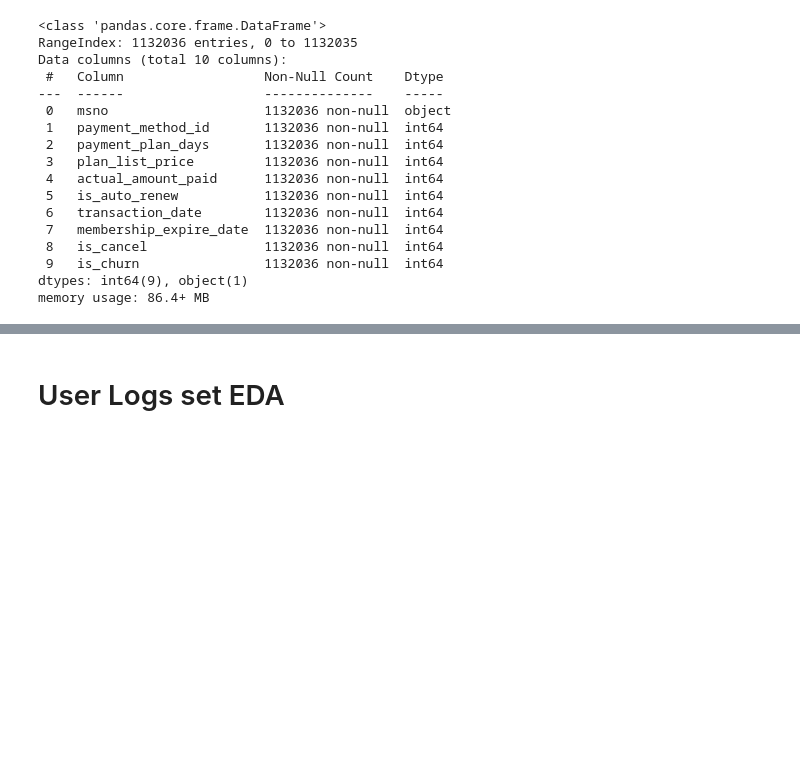
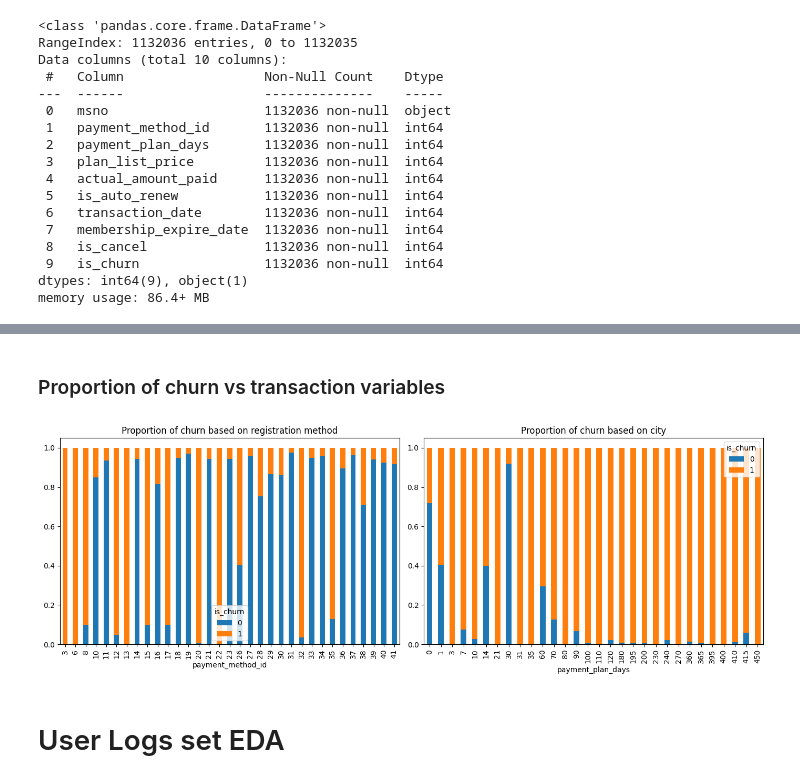
Before and after one commit to JamieVo890/KKBOX-Churn-Prediction, a Jupyter notebook: Notebooks/EDA.ipynb, the cells around one changed output, grey strips where cells are left out. Cells and saved outputs as stored; diff of their text form; code cells hidden in the pictures; blank space fills up the shorter version.

```diff
--- a/Notebooks/EDA.ipynb
+++ b/Notebooks/EDA.ipynb
@@ -295,2 +314,70 @@ plt.show()
+# %% [markdown]
+### Proportion of churn vs transaction variables
+# %%
+plt.figure(figsize=(14,5))
+
+ax1 = plt.subplot(1,2,1)
+ax1.title.set_text('Proportion of churn based on registration method')
+churn_proportions_register = transactions_df_churn.groupby('payment_method_id')['is_churn'].value_counts(normalize=True).unstack()
+churn_proportions_register.plot(kind='bar', stacked=True, color=['#1f77b4', '#ff7f0e'], ax=ax1)
+
+ax2 = plt.subplot(1,2,2)
+ax2.title.set_text('Proportion of churn based on city')
+churn_proportions_city = transactions_df_churn.groupby('payment_plan_days')['is_churn'].value_counts(normalize=True).unstack()
+churn_proportions_city.plot(kind='bar', stacked=True, color=['#1f77b4', '#ff7f0e'], ax=ax2)
+
+ax3 = plt.subplot(1,2,2)
+ax3.title.set_text('Proportion of churn based on city')
+churn_proportions_city = transactions_df_churn.groupby('payment_plan_days')['is_churn'].value_counts(normalize=True).unstack()
+churn_proportions_city.plot(kind='bar', stacked=True, color=['#1f77b4', '#ff7f0e'], ax=ax3)
+
+ax4 = plt.subplot(1,2,2)
+ax4.title.set_text('Proportion of churn based on city')
+churn_proportions_city = transactions_df_churn.groupby('payment_plan_days')['is_churn'].value_counts(normalize=True).unstack()
+churn_proportions_city.plot(kind='bar', stacked=True, color=['#1f77b4', '#ff7f0e'], ax=ax4)
+
+ax5 = plt.subplot(1,2,2)
+ax5.title.set_text('Proportion of churn based on city')
+churn_proportions_city = transactions_df_churn.groupby('payment_plan_days')['is_churn'].value_counts(normalize=True).unstack()
+churn_proportions_city.plot(kind='bar', stacked=True, color=['#1f77b4', '#ff7f0e'], ax=ax5)
+
+ax6 = plt.subplot(1,2,2)
+ax6.title.set_text('Proportion of churn based on city')
+churn_proportions_city = transactions_df_churn.groupby('payment_plan_days')['is_churn'].value_counts(normalize=True).unstack()
+churn_proportions_city.plot(kind='bar', stacked=True, color=['#1f77b4', '#ff7f0e'], ax=ax6)
+
+
+# ax2 = plt.subplot(3, 2, 2)
+# sns.barplot(data = transactions_df_churn["payment_plan_days"].value_counts().reset_index(), x="payment_plan_days", y= "count", ax=ax2, hue="payment_plan_days", palette="Paired", legend=False)
+# ax2.yaxis.set_major_formatter(ticker.FuncFormatter(format_ticks))
+# ax2.set_title('Frequency of Payment Plan Days')
+# plt.xticks(rotation=90)
+
+
+# ax3 = plt.subplot(3, 2, 3)
+# sns.barplot(data = transactions_df_churn["is_auto_renew"].value_counts().reset_index(), x="is_auto_renew", y= "count", ax=ax3, hue="is_auto_renew", palette="Paired", legend=False)
+# ax3.yaxis.set_major_formatter(ticker.FuncFormatter(format_ticks))
+# ax3.set_title('Frequency of Auto-Renew')
+
+
+
+# ax4 = plt.subplot(3, 2, 4)
+# sns.barplot(data = transactions_df_churn["is_cancel"].value_counts().reset_index(), x="is_cancel", y= "count", ax=ax4, hue="is_cancel", palette="Paired", legend=False)
+# ax4.yaxis.set_major_formatter(ticker.FuncFormatter(format_ticks))
+# ax4.set_title('Frequency of Cancellations')
+
+
+
+# ax5 = plt.subplot(3, 2, 5)
+# sns.barplot(data = transactions_df_churn["plan_list_price"].value_counts().reset_index(), x="plan_list_price", y= "count", ax=ax5, hue="plan_list_price", palette="Paired", legend=False)
+# ax5.yaxis.set_major_formatter(ticker.FuncFormatter(format_ticks))
+# ax5.set_title('Frequency of Price Plans')
+# plt.xticks(rotation=90)
+
+
+plt.tight_layout()
+plt.show()
+# %% [output]
+[figure, added]
 # %% [markdown]
 # User Logs set EDA
```
Also changed, not shown: parts of 4 cells of this notebook.
